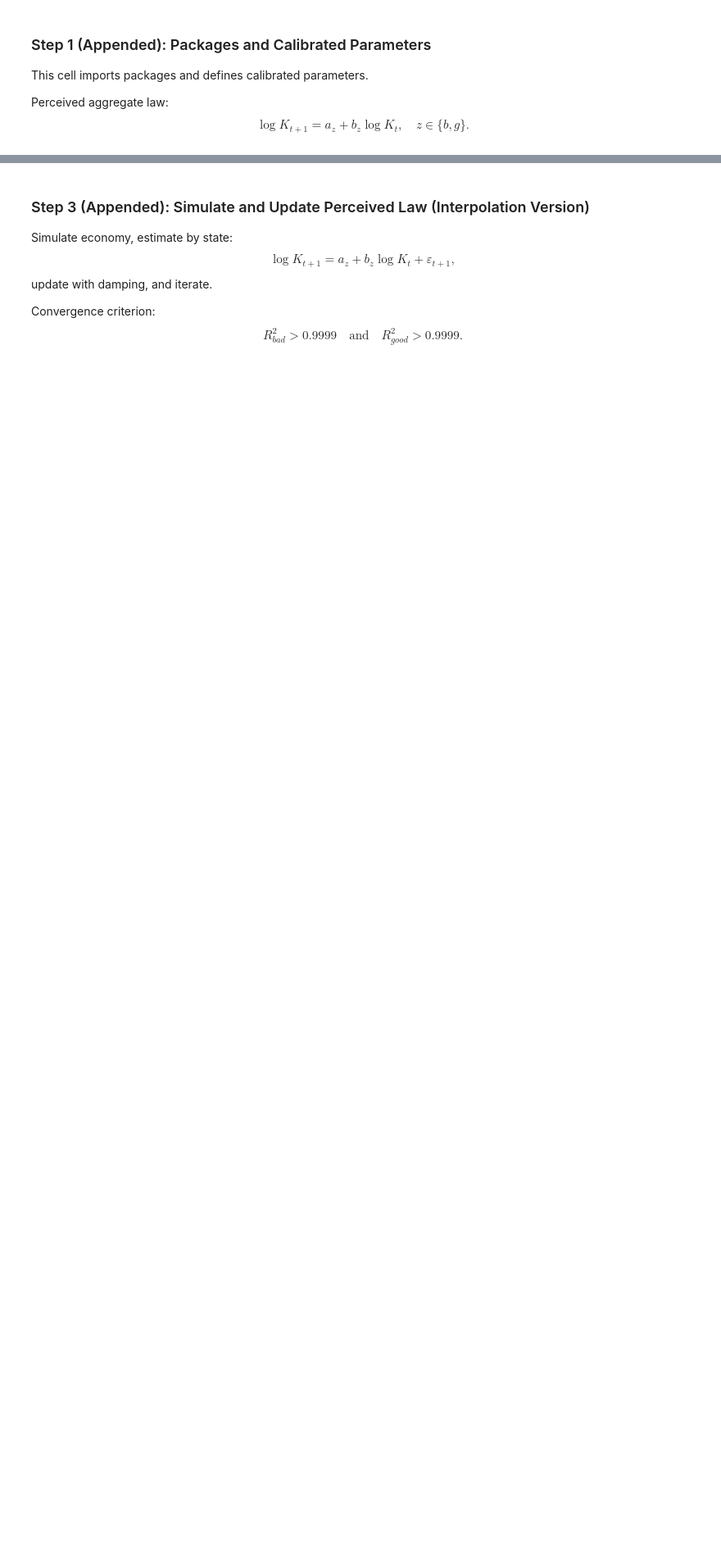
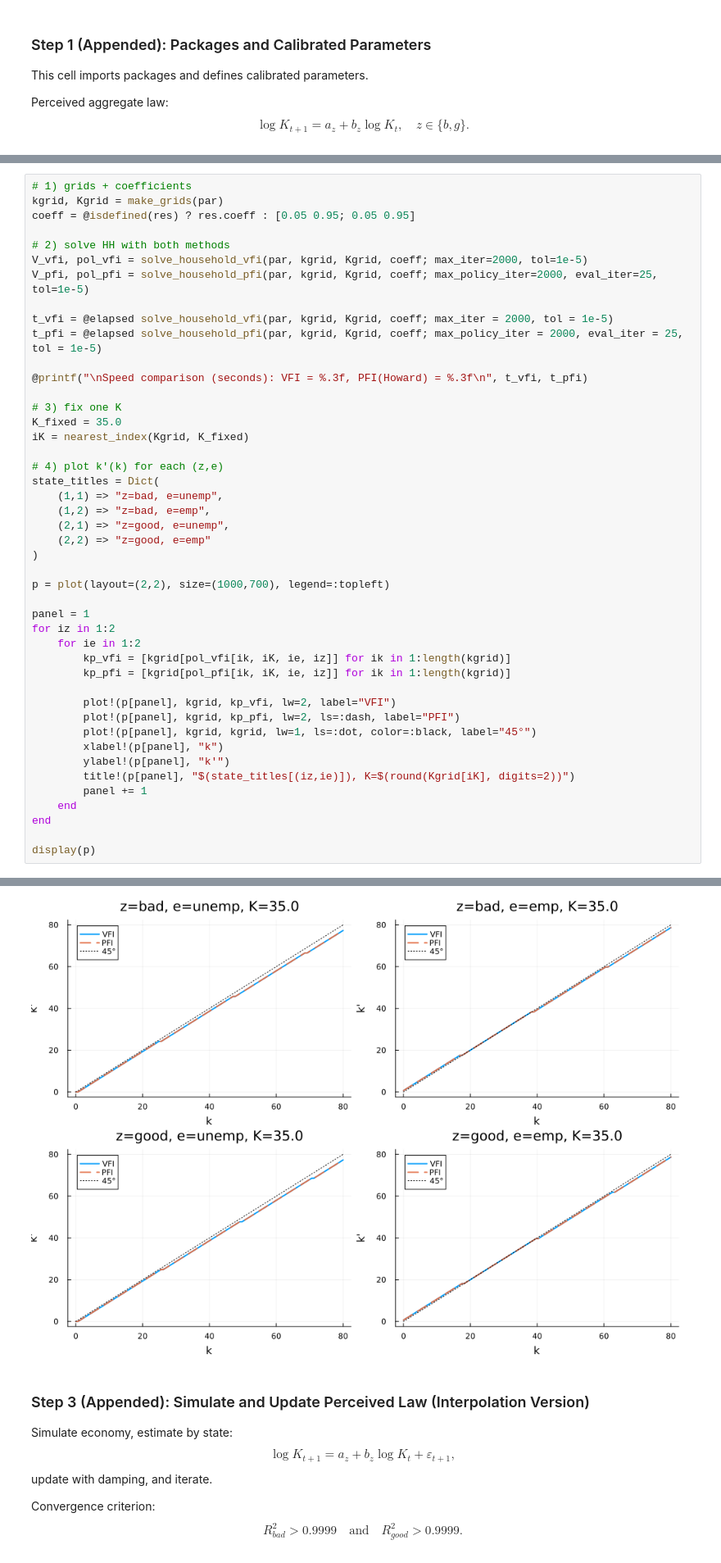
Before and after one commit to YuxuanZhao-Econ/KS1998, a Jupyter notebook: KS1998_Solver.ipynb, the cells around one changed output, grey strips where cells are left out. Shown at 82% size. Saved outputs shown, nothing was run; the diff lists cells and outputs as text; blank space fills up the shorter version.

```diff
--- a/KS1998_Solver.ipynb
+++ b/KS1998_Solver.ipynb
@@ -621,0 +636,46 @@ Step 2 ready: VFI + PFI(Howard) defined and timed.
+# %%
+# 1) grids + coefficients
+kgrid, Kgrid = make_grids(par)
+coeff = @isdefined(res) ? res.coeff : [0.05 0.95; 0.05 0.95]
+
+# 2) solve HH with both methods
+V_vfi, pol_vfi = solve_household_vfi(par, kgrid, Kgrid, coeff; max_iter=2000, tol=1e-5)
+V_pfi, pol_pfi = solve_household_pfi(par, kgrid, Kgrid, coeff; max_policy_iter=2000, eval_iter=25, tol=1e-5)
+
+t_vfi = @elapsed solve_household_vfi(par, kgrid, Kgrid, coeff; max_iter = 2000, tol = 1e-5)
+t_pfi = @elapsed solve_household_pfi(par, kgrid, Kgrid, coeff; max_policy_iter = 2000, eval_iter = 25, tol = 1e-5)
+
+@printf("\nSpeed comparison (seconds): VFI = %.3f, PFI(Howard) = %.3f\n", t_vfi, t_pfi)
+
+# 3) fix one K
+K_fixed = 35.0
+iK = nearest_index(Kgrid, K_fixed)
+
+# 4) plot k'(k) for each (z,e)
+state_titles = Dict(
+    (1,1) => "z=bad, e=unemp",
+    (1,2) => "z=bad, e=emp",
+    (2,1) => "z=good, e=unemp",
+    (2,2) => "z=good, e=emp"
+)
+
+p = plot(layout=(2,2), size=(1000,700), legend=:topleft)
+
+panel = 1
+for iz in 1:2
+    for ie in 1:2
+        kp_vfi = [kgrid[pol_vfi[ik, iK, ie, iz]] for ik in 1:length(kgrid)]
+        kp_pfi = [kgrid[pol_pfi[ik, iK, ie, iz]] for ik in 1:length(kgrid)]
+
+        plot!(p[panel], kgrid, kp_vfi, lw=2, label="VFI")
+        plot!(p[panel], kgrid, kp_pfi, lw=2, ls=:dash, label="PFI")
+        plot!(p[panel], kgrid, kgrid, lw=1, ls=:dot, color=:black, label="45°")
+        xlabel!(p[panel], "k")
+        ylabel!(p[panel], "k'")
+        title!(p[panel], "$(state_titles[(iz,ie)]), K=$(round(Kgrid[iK], digits=2))")
+        panel += 1
+    end
+end
+
+display(p)
+# %% [output]
@@ -622,3 +699,4 @@ Step 2 ready: VFI + PFI(Howard) defined and timed.
+[figure, added]
 # %% [markdown]
 ### Step 3 (Appended): Simulate and Update Perceived Law (Interpolation Version)
 
```
Also changed, not shown: parts of 10 cells of this notebook.
